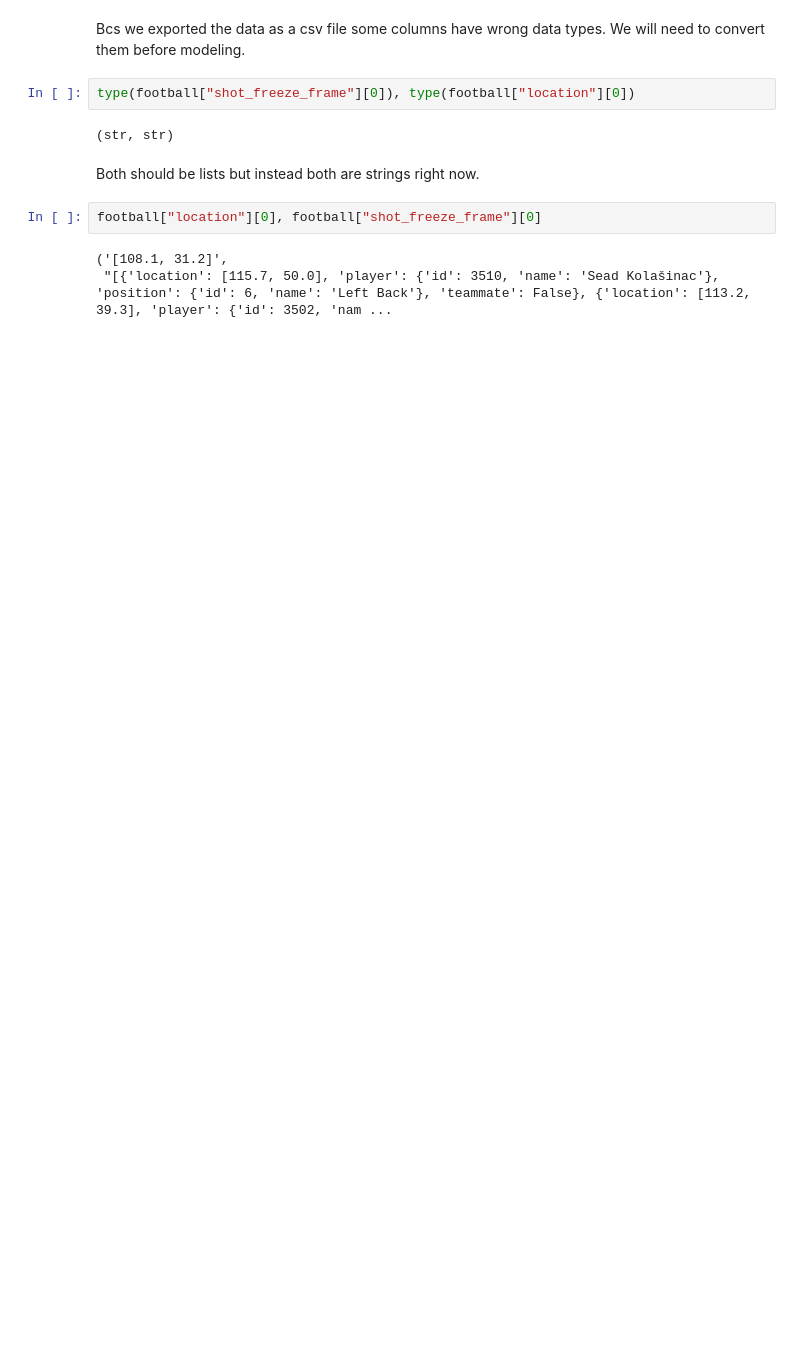
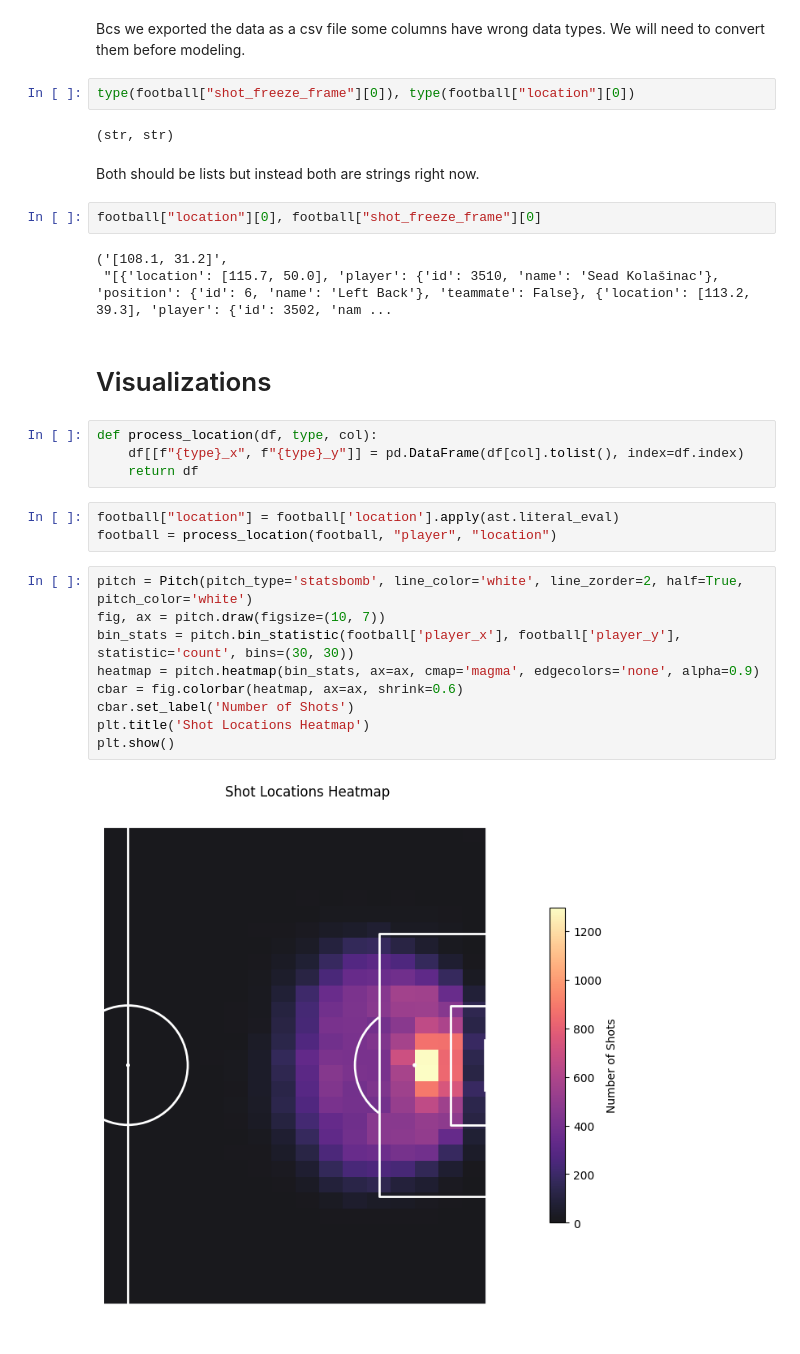
Before and after one commit to kaspar-soukup/expected_goals, a Jupyter notebook: Expected-Goals/notebooks/EDA.ipynb, the cells around one changed output. Saved outputs shown, nothing was run; the diff lists cells and outputs as text; blank space fills up the shorter version.

```diff
--- a/Expected-Goals/notebooks/EDA.ipynb
+++ b/Expected-Goals/notebooks/EDA.ipynb
@@ -153,3 +182,23 @@ football["location"][0], football["shot_freeze_frame"][0]
 # %% [output]
 ('[108.1, 31.2]',
  "[{'location': [115.7, 50.0], 'player': {'id': 3510, 'name': 'Sead Kolašinac'}, 'position': {'id': 6, 'name': 'Left Back'}, 'teammate': False}, {'location': [113.2, 39.3], 'player': {'id': 3502, 'nam ...
+# %% [markdown]
+# Visualizations
+# %%
+def process_location(df, type, col):
+    df[[f"{type}_x", f"{type}_y"]] = pd.DataFrame(df[col].tolist(), index=df.index)
+    return df
+# %%
+football["location"] = football['location'].apply(ast.literal_eval)
+football = process_location(football, "player", "location")
+# %%
+pitch = Pitch(pitch_type='statsbomb', line_color='white', line_zorder=2, half=True, pitch_color='white')
+fig, ax = pitch.draw(figsize=(10, 7))
+bin_stats = pitch.bin_statistic(football['player_x'], football['player_y'], statistic='count', bins=(30, 30))
+heatmap = pitch.heatmap(bin_stats, ax=ax, cmap='magma', edgecolors='none', alpha=0.9)
+cbar = fig.colorbar(heatmap, ax=ax, shrink=0.6)
+cbar.set_label('Number of Shots')
+plt.title('Shot Locations Heatmap')
+plt.show()
+# %% [output]
+[figure, added]
```
Also changed, not shown: parts of 4 cells of this notebook, 11 other files.
